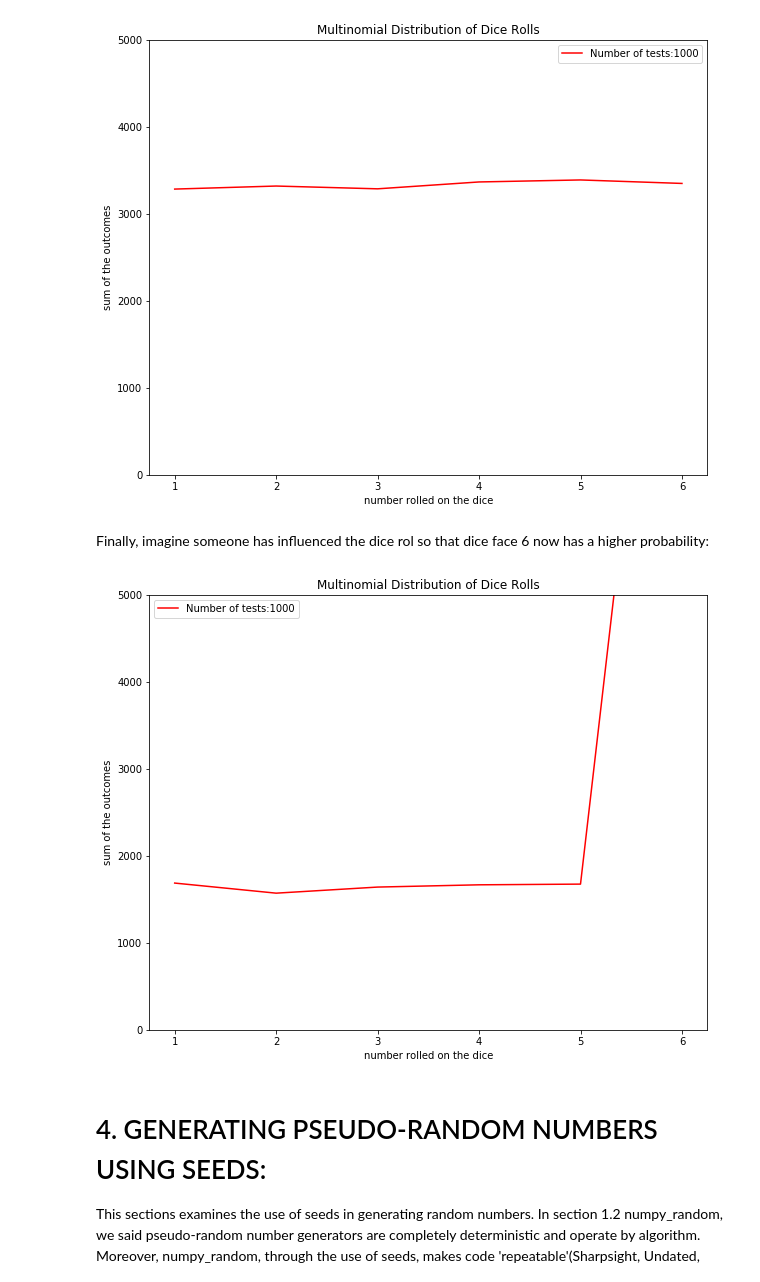
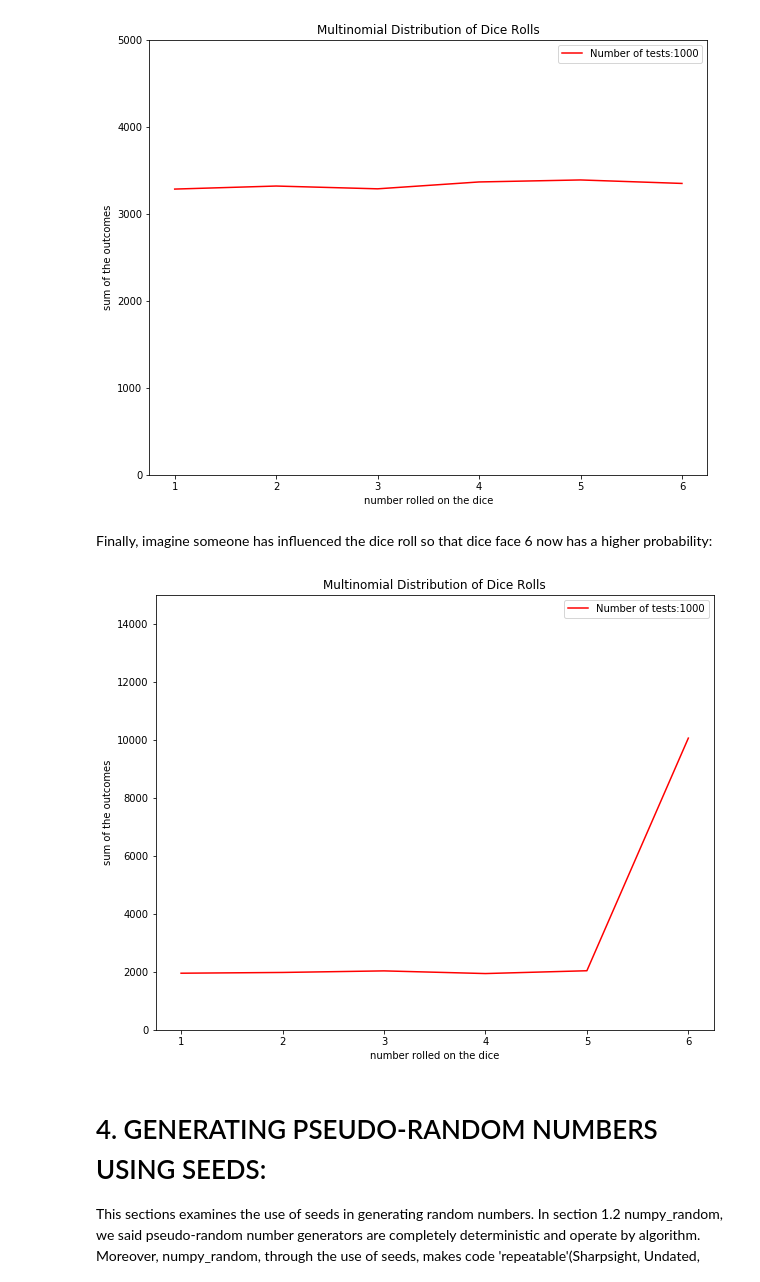
Before and after one commit to fionaoriordan/52465_19_np, a Jupyter notebook: numpy_random.ipynb, the cells around one changed output. Cells and saved outputs as stored; diff of their text form; code cells hidden in the pictures.

```diff
--- a/numpy_random.ipynb
+++ b/numpy_random.ipynb
@@ -837,35 +893,35 @@ plt.show()
 # %% [output]
 [figure]
 # %% [markdown]
-Finally, imagine someone has influenced the dice rol so that dice face 6 now has a higher probability:
+Finally, imagine someone has influenced the dice roll so that dice face 6 now has a higher probability:
 # %%
 
 # alter the probability so that dice face 6 has a greater probability.
-p = [1/12,1/12,1/12,1/12,1/12,7/12]
+p = [1/10,1/10,1/10,1/10,1/10,5/10]
 
 # Rerun the script but set size = 1000 in order to run the test 1000 times.
 size = 1000
 
 
 # Create a plot to visualise the data
 # plot the dice face values (x axis) against the the sum of the outcomes (y axis)
 # colour of line plotted set to red
 # label set to the number of tests (size) conducted
 plt.plot(x_data, f1(n,p,size), c='r', label=f"Number of tests:{size}")
 # set the limits of the plot to low zero and high to number of experiements by 5
-plt.ylim(0, size*5)
+plt.ylim(0, size*15)
 # label the x axis
 plt.xlabel('number rolled on the dice')
 # label the y axis
 plt.ylabel('sum of the outcomes')
  # set the plot title
 plt.title("Multinomial Distribution of Dice Rolls")
 # use the legend set by label above.
 plt.legend()
 # display the output.
 plt.show()
 # %% [output]
-[figure, old version]
+[figure, new version]
 # %% [markdown]
 # 4. GENERATING PSEUDO-RANDOM NUMBERS USING SEEDS:
 This sections examines the use of seeds in generating random numbers. In section 1.2 numpy_random, we said pseudo-random number generators are completely deterministic and operate by algorithm. Moreover, numpy_random, through the use of seeds, makes code 'repeatable'(Sharpsight, Undated, Unpaged).
```
Also changed, not shown: parts of 52 cells of this notebook.
